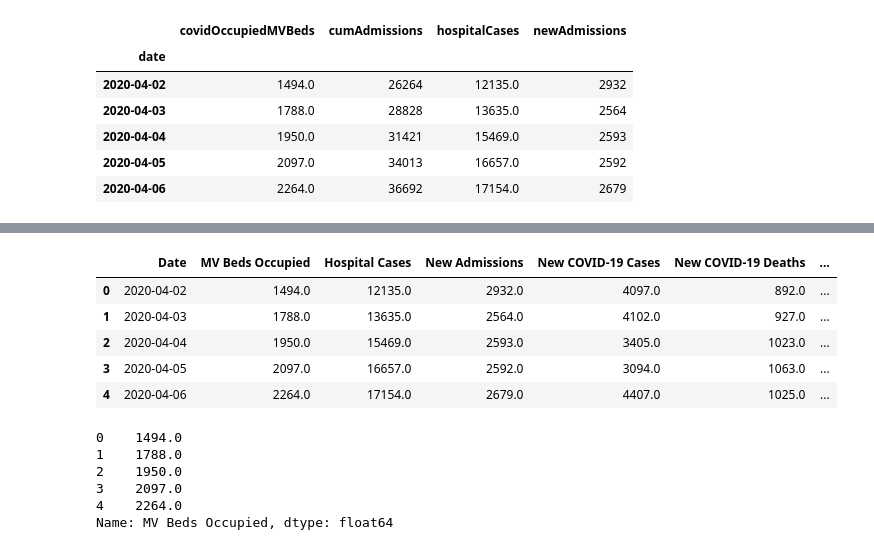
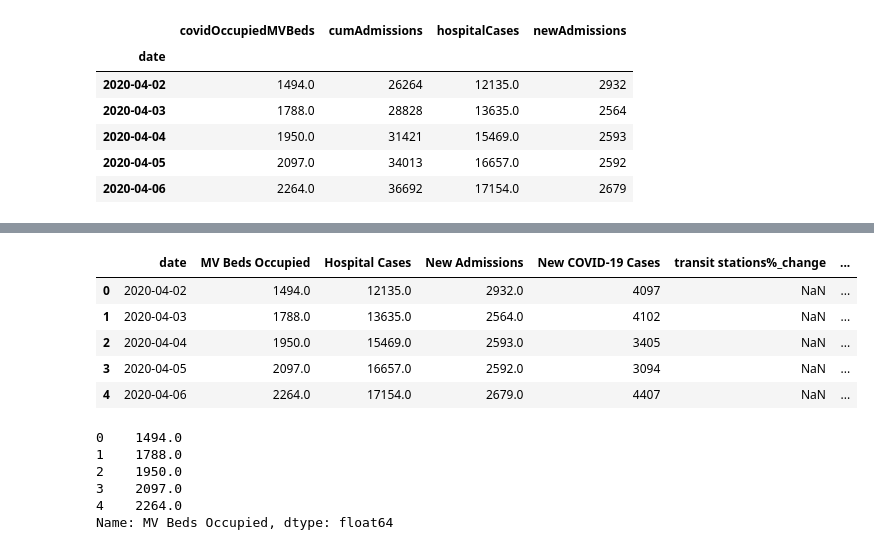
Before and after one commit to michaelajao/Multivate-forecasting, a Jupyter notebook: script/Data_preprocess.ipynb, the cells around one changed output, grey strips where cells are left out. Saved outputs shown, nothing was run; the diff lists cells and outputs as text; code cells hidden in the pictures.

```diff
--- a/script/Data_preprocess.ipynb
+++ b/script/Data_preprocess.ipynb
@@ -137,13 +144,18 @@ file_paths = [
     "../data/data_2023-Nov-16 (4).csv",
     "../data/data_2023-Nov-16 (5).csv",
     "../data/agg_filtered_data.csv",
+    "../data/2022_GB_Region_Mobility_Report.csv"
 ]
 
 # Loading the datasets
 datasets = [pd.read_csv(file) for file in file_paths]
 
+# Check column names in each dataset
+for i, dataset in enumerate(datasets):
+    print(f"Dataset {i} columns: {dataset.columns.tolist()}")
+
 # Selecting relevant columns from each dataset
-# Dataset 6 (agg_filtered_data.csv) - MV Beds Occupied (Daily), Hospital Cases & New Admissions
+gb_data = datasets[7][["date", "transit_stations_percent_change_from_baseline"]]
 mv_beds_occupied = datasets[6][["date", "covidOccupiedMVBeds"]]
 hospital_cases = datasets[6][["date", "hospitalCases"]]
 new_admissions = datasets[6][["date", "newAdmissions"]]
@@ -152,30 +164,34 @@ new_admissions = datasets[6][["date", "newAdmissions"]]
 new_cases = datasets[0][["date", "newCasesBySpecimenDate"]]
 
 # Dataset 2 - New COVID-19 Deaths
-new_deaths = datasets[2][["date", "newDailyNsoDeathsByDeathDate"]]
+# new_deaths = datasets[2][["date", "newDailyNsoDeathsByDeathDate"]]
 
 # Dataset 5 - New Vaccinations
-new_vaccinations = datasets[5][["date", "newVaccinesGivenByPublishDate"]]
+# new_vaccinations = datasets[5][["date", "newVaccinesGivenByPublishDate"]]
+
+
 
 # Merging all datasets on the 'date' column
 combined_data = pd.merge(mv_beds_occupied, hospital_cases, on="date", how="outer")
 combined_data = pd.merge(combined_data, new_admissions, on="date", how="outer")
 combined_data = pd.merge(combined_data, new_cases, on="date", how="outer")
-combined_data = pd.merge(combined_data, new_deaths, on="date", how="outer")
-combined_data = pd.merge(combined_data, new_vaccinations, on="date", how="outer")
+# combined_data = pd.merge(combined_data, new_deaths, on="date", how="outer")
+# combined_data = pd.merge(combined_data, new_vaccinations, on="date", how="outer")
+combined_data = pd.merge(combined_data, gb_data, on="date", how="outer")
 
 # Ensuring 'date' column is in datetime format
 combined_data["date"] = pd.to_datetime(combined_data["date"])
 
 # Renaming columns for clarity
 combined_data.columns = [
-    "Date",
+    "date",
     "MV Beds Occupied",
     "Hospital Cases",
     "New Admissions",
     "New COVID-19 Cases",
-    "New COVID-19 Deaths",
-    "New Vaccinations",
+    # "New COVID-19 Deaths",
+    # "New Vaccinations",
+    "transit stations%_change"
 ]
 
 # Displaying the combined dataframe
@@ -185,3 +214,3 @@ KeyError: "['date'] not in index"
 # %%
-combined_data["New Vaccinations"] = combined_data["New Vaccinations"].fillna(0)
-combined_data.head()
+# combined_data["New Vaccinations"] = combined_data["New Vaccinations"].fillna(0)
+# combined_data.head()
@@ -317,15 +346,15 @@ plt.show()
 # %%
 # Define start and end date for the Alpha variant period
 start_alpha = "2020-04-02"
 end_alpha = "2022-12-30"
 
-model_data = combined_data.loc[(combined_data["Date"] >= start_alpha) & (combined_data["Date"] <= end_alpha)]
+model_data = combined_data.loc[(combined_data["date"] >= start_alpha) & (combined_data["date"] <= end_alpha)]
 model_data.head()
 # %% [output]
-|  | Date | MV Beds Occupied | Hospital Cases | New Admissions | New COVID-19 Cases | New COVID-19 Deaths | ... |
-| 0 | 2020-04-02 | 1494.0 | 12135.0 | 2932.0 | 4097.0 | 892.0 | ... |
-| 1 | 2020-04-03 | 1788.0 | 13635.0 | 2564.0 | 4102.0 | 927.0 | ... |
-| 2 | 2020-04-04 | 1950.0 | 15469.0 | 2593.0 | 3405.0 | 1023.0 | ... |
-| 3 | 2020-04-05 | 2097.0 | 16657.0 | 2592.0 | 3094.0 | 1063.0 | ... |
-| 4 | 2020-04-06 | 2264.0 | 17154.0 | 2679.0 | 4407.0 | 1025.0 | ... |
+|  | date | MV Beds Occupied | Hospital Cases | New Admissions | New COVID-19 Cases | transit stations%_change | ... |
+| 0 | 2020-04-02 | 1494.0 | 12135.0 | 2932.0 | 4097 | NaN | ... |
+| 1 | 2020-04-03 | 1788.0 | 13635.0 | 2564.0 | 4102 | NaN | ... |
+| 2 | 2020-04-04 | 1950.0 | 15469.0 | 2593.0 | 3405 | NaN | ... |
+| 3 | 2020-04-05 | 2097.0 | 16657.0 | 2592.0 | 3094 | NaN | ... |
+| 4 | 2020-04-06 | 2264.0 | 17154.0 | 2679.0 | 4407 | NaN | ... |
 # %%
```
Also changed, not shown: parts of 13 cells of this notebook, 9 other files.
